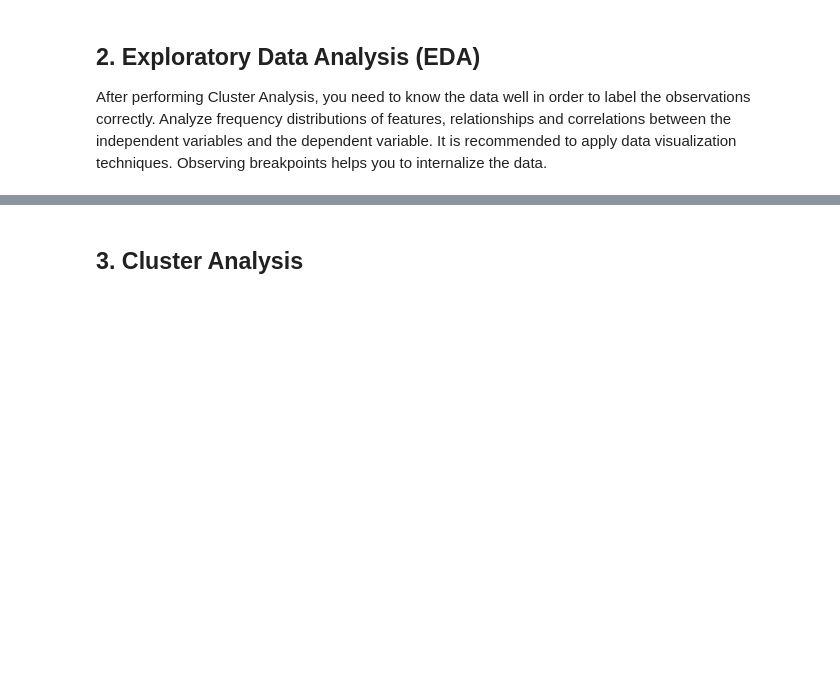
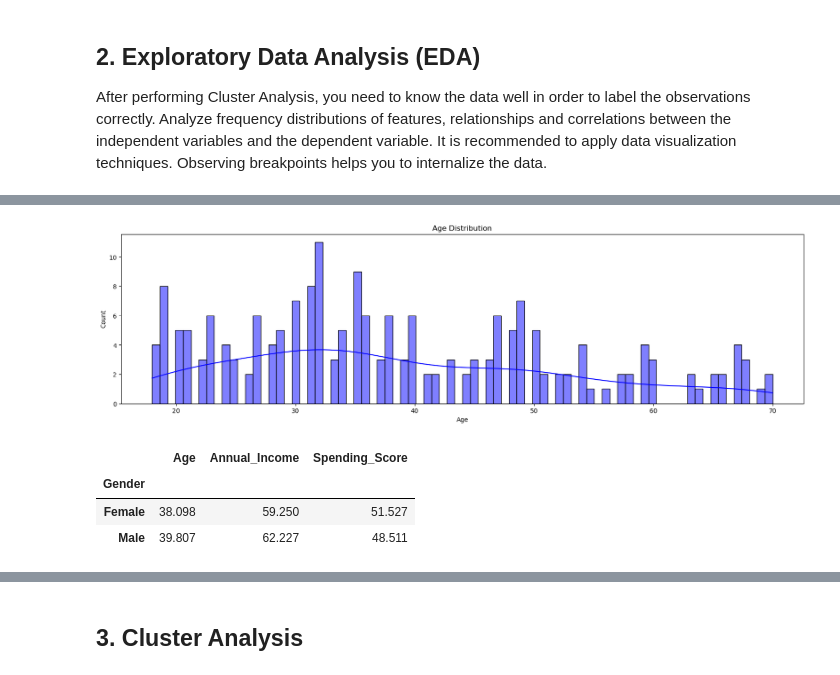
Before and after one commit to nbaktir/Data-Science-Projects, a Jupyter notebook: Costumer_Segmentation/Cluestering_Analysis_Customers_Segmentation_Project.ipynb, the cells around one changed output, grey strips where cells are left out. Saved outputs shown, nothing was run; the diff lists cells and outputs as text; code cells hidden in the pictures; blank space fills up the shorter version.

```diff
--- a/Costumer_Segmentation/Cluestering_Analysis_Customers_Segmentation_Project.ipynb
+++ b/Costumer_Segmentation/Cluestering_Analysis_Customers_Segmentation_Project.ipynb
@@ -96,0 +161,16 @@ After performing Cluster Analysis, you need to know the data well in order to la
+# %%
+plt.figure(figsize=(20,5))
+colors = np.random.choice(['blue', 'red', 'green'])
+ax = sns.histplot(data=df, x=df['Age'], bins=80, kde=True, color=colors)
+plt.title('Age Distribution')
+plt.xlabel('Age')
+plt.show()
+# %% [output]
+[figure, added]
+# %%
+df.groupby('Gender').mean()
+# %% [output]
+|  | Age | Annual_Income | Spending_Score |
+| Gender |  |  |  |
+| Female | 38.098 | 59.250 | 51.527 |
+| Male | 39.807 | 62.227 | 48.511 |
```
Also changed, not shown: parts of 96 cells of this notebook.
